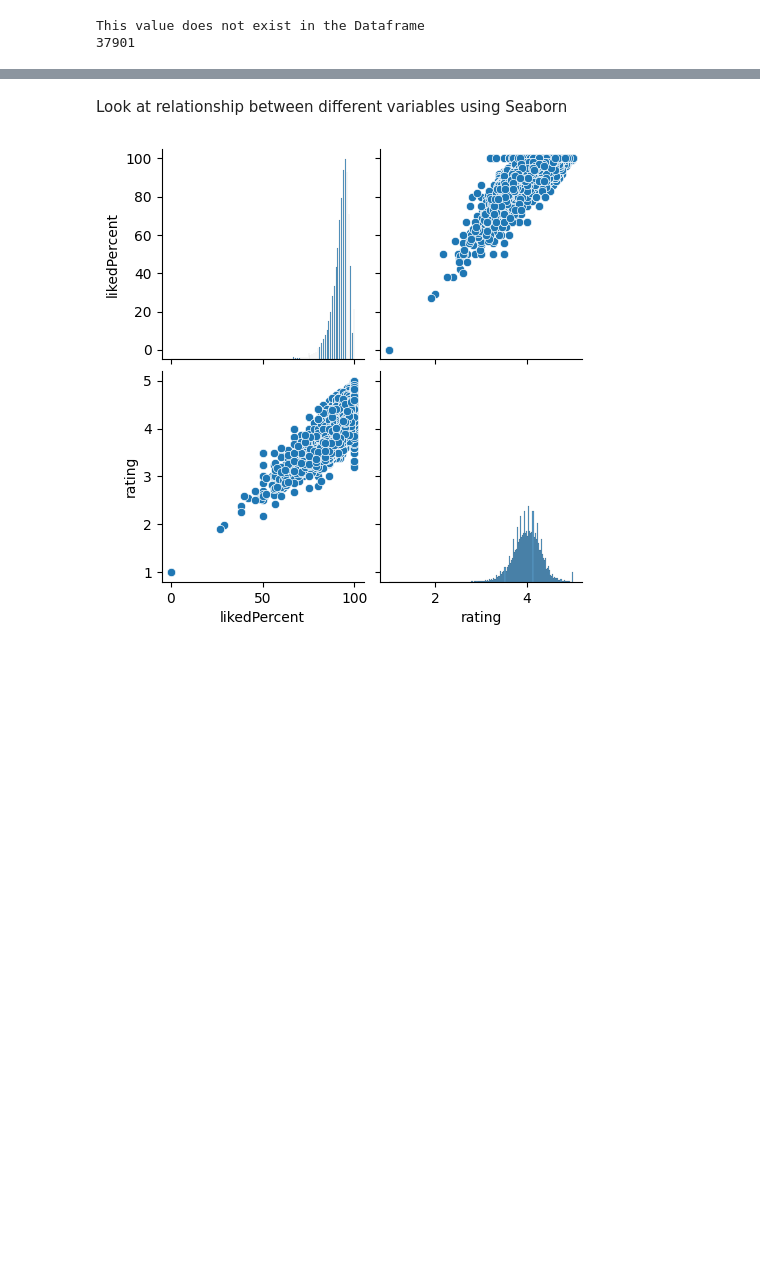
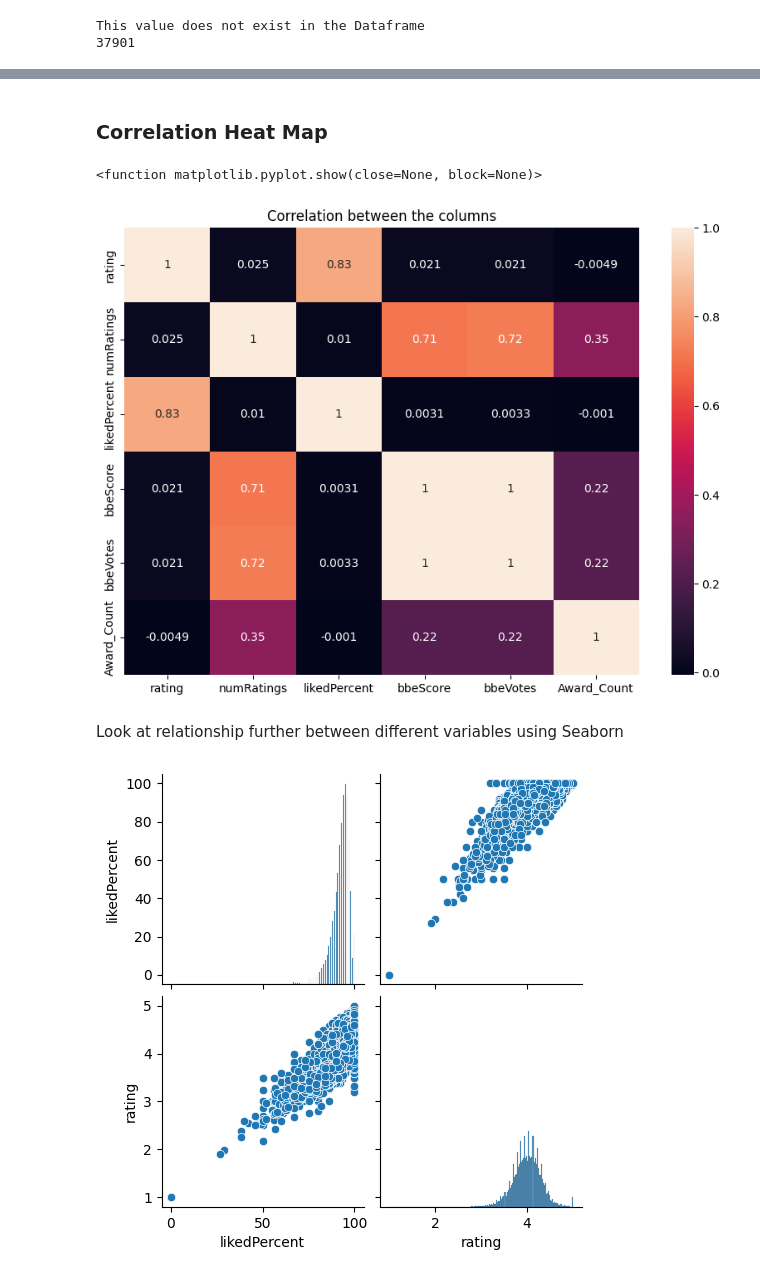
Before and after one commit to RobbiePratt/UCDPA_RobbiePratt, a Jupyter notebook: Project Assignment - Specialist Certificate in Data Analytics Essentials- Robbie Pratt.ipynb, the cells around one changed output, grey strips where cells are left out. Saved outputs shown, nothing was run; the diff lists cells and outputs as text; code cells hidden in the pictures; blank space fills up the shorter version.

```diff
--- a/Project Assignment - Specialist Certificate in Data Analytics Essentials- Robbie Pratt.ipynb
+++ b/Project Assignment - Specialist Certificate in Data Analytics Essentials- Robbie Pratt.ipynb
@@ -356,5 +297,15 @@ df_BestBooks.describe(include=(np.number))
+# %% [markdown]
+### Correlation Heat Map
+# %%
+plt.figure(figsize=(10,7))
+sns.heatmap(df_BestBooks.corr(), annot=True)
+plt.title ('Correlation between the columns')
+plt.show
+# %% [output]
+<function matplotlib.pyplot.show(close=None, block=None)>
+[figure, added]
 # %% [markdown]
-Look at relationship between different variables using Seaborn
+Look at relationship further between different variables using Seaborn
 # %%
 Z = sns.pairplot(df_BestBooks, vars=["likedPercent", "rating"])
 # %% [output]
```
Also changed, not shown: parts of 45 cells of this notebook.
